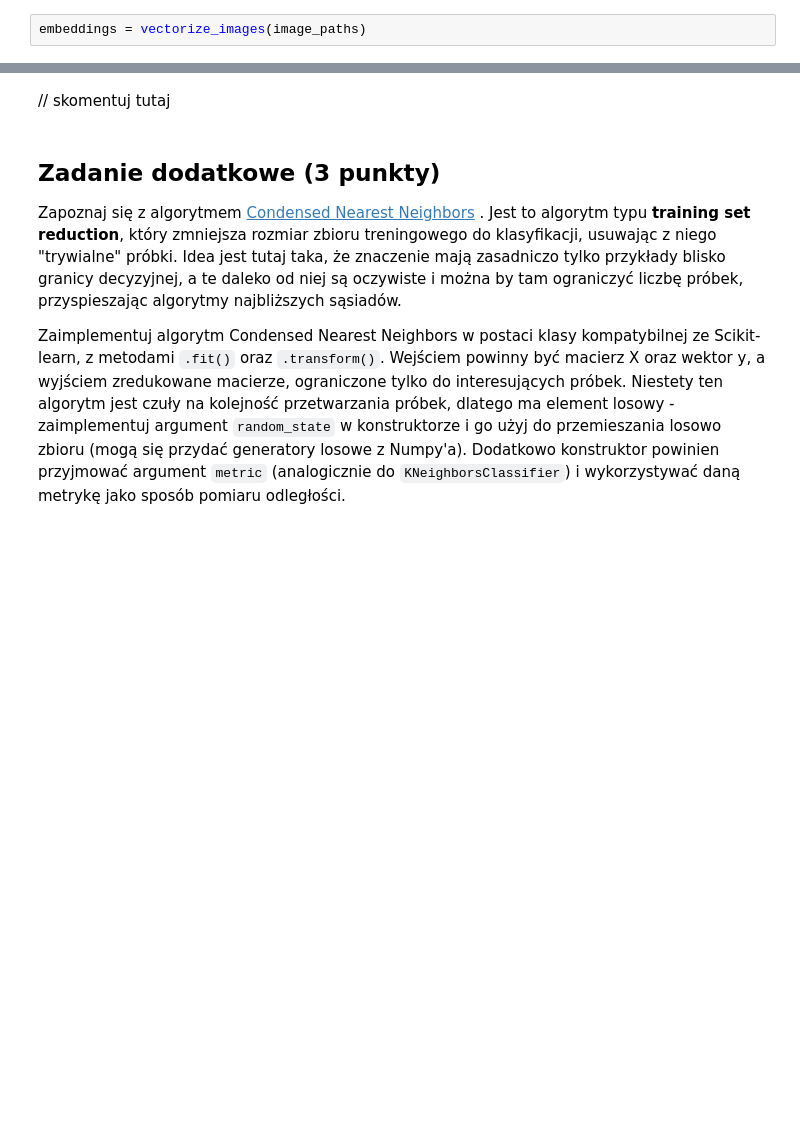
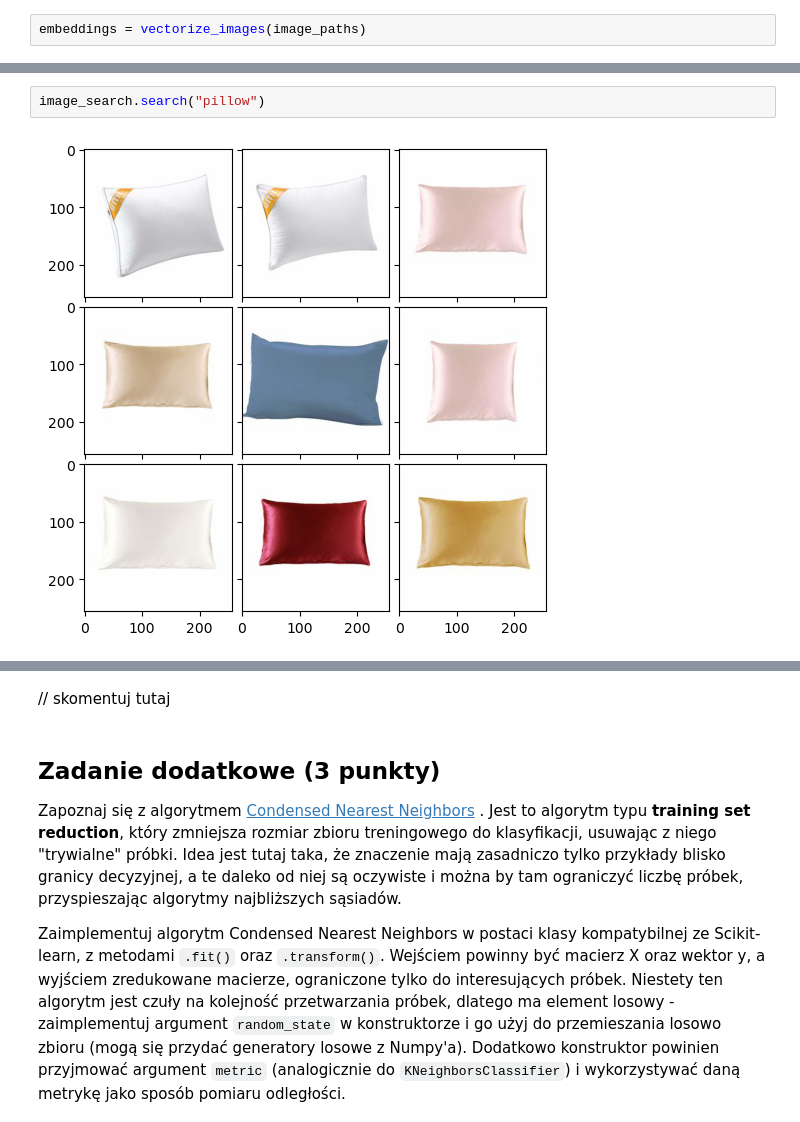
Before and after one commit to basiav/ML-Intro-Course-AGH, a Jupyter notebook: lab2/notebook_empty.ipynb, the cells around one changed output, grey strips where cells are left out. Drawn from its saved outputs; the diff is of its cells as text; blank space fills up the shorter version.

```diff
--- a/lab2/notebook_empty.ipynb
+++ b/lab2/notebook_empty.ipynb
@@ -1258,0 +1269,4 @@ image_search.search("blue pillow")
+# %%
+image_search.search("pillow")
+# %% [output]
+[figure, added]
```
Also changed, not shown: parts of 18 cells of this notebook.
